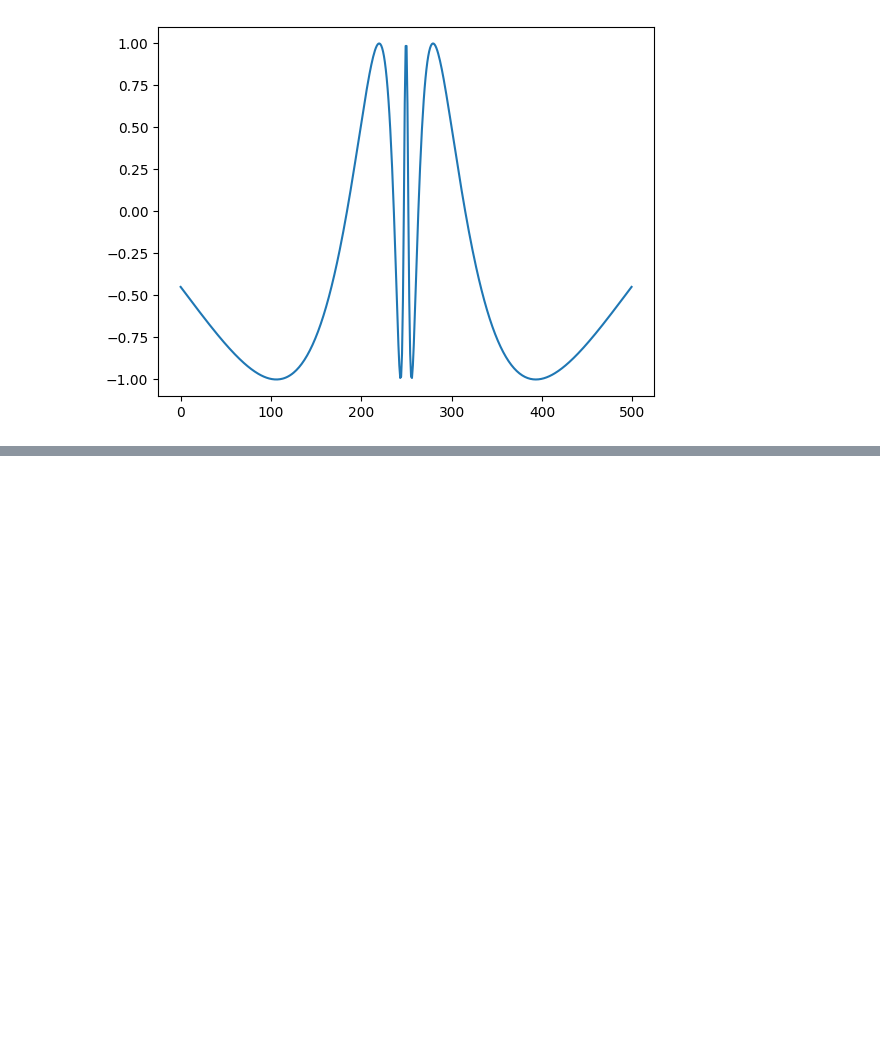
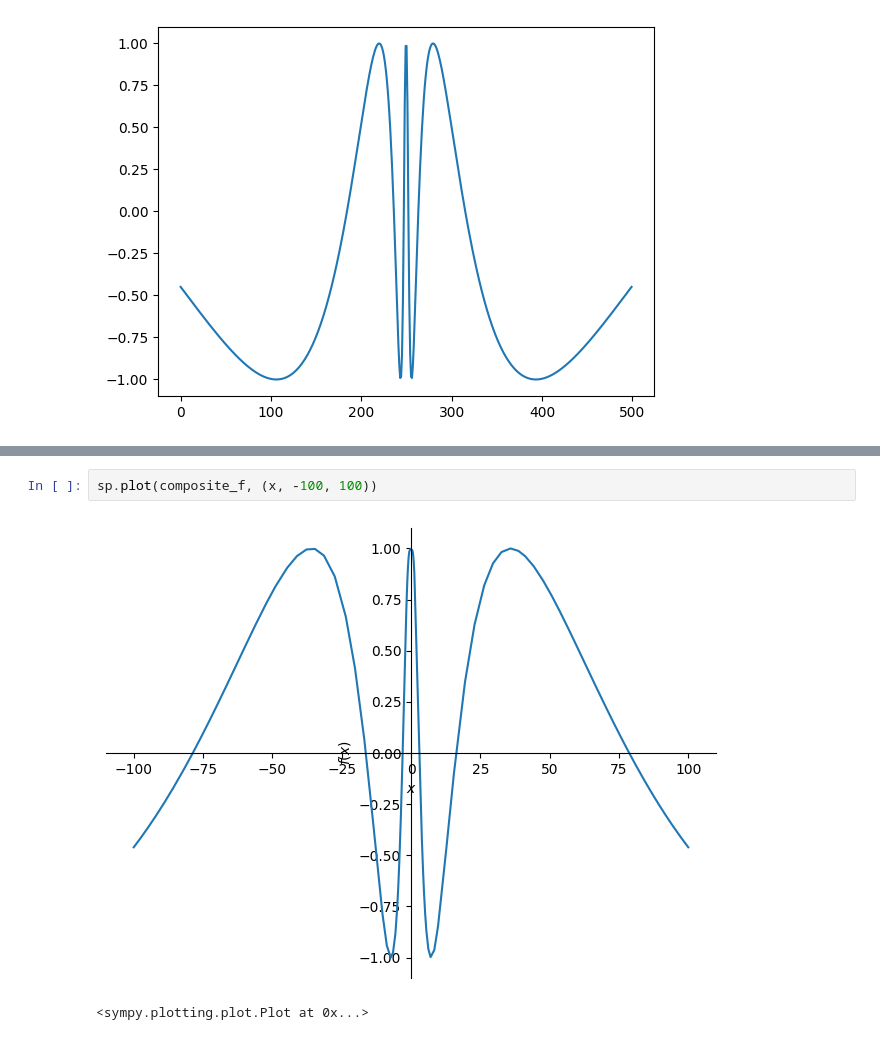
Before and after one commit to Metallicode/Math, a Jupyter notebook: Composite_Functions.ipynb, the cells around one changed output, grey strips where cells are left out. Saved outputs shown, nothing was run; the diff lists cells and outputs as text; blank space fills up the shorter version.

```diff
--- a/Composite_Functions.ipynb
+++ b/Composite_Functions.ipynb
@@ -108,0 +149,5 @@ plt.plot(comp)
+# %%
+sp.plot(composite_f, (x, -100, 100))
+# %% [output]
+[figure, added]
+<sympy.plotting.plot.Plot at 0x...>
```
Also changed, not shown: parts of 7 cells of this notebook.
